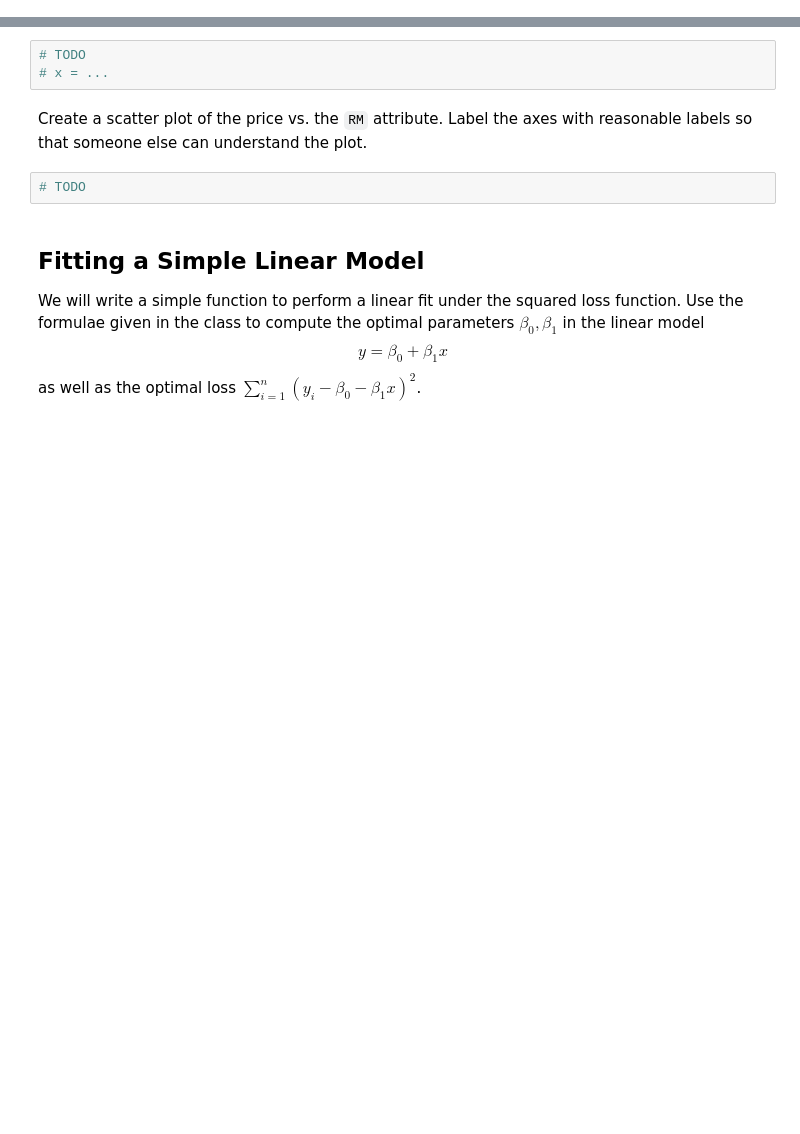
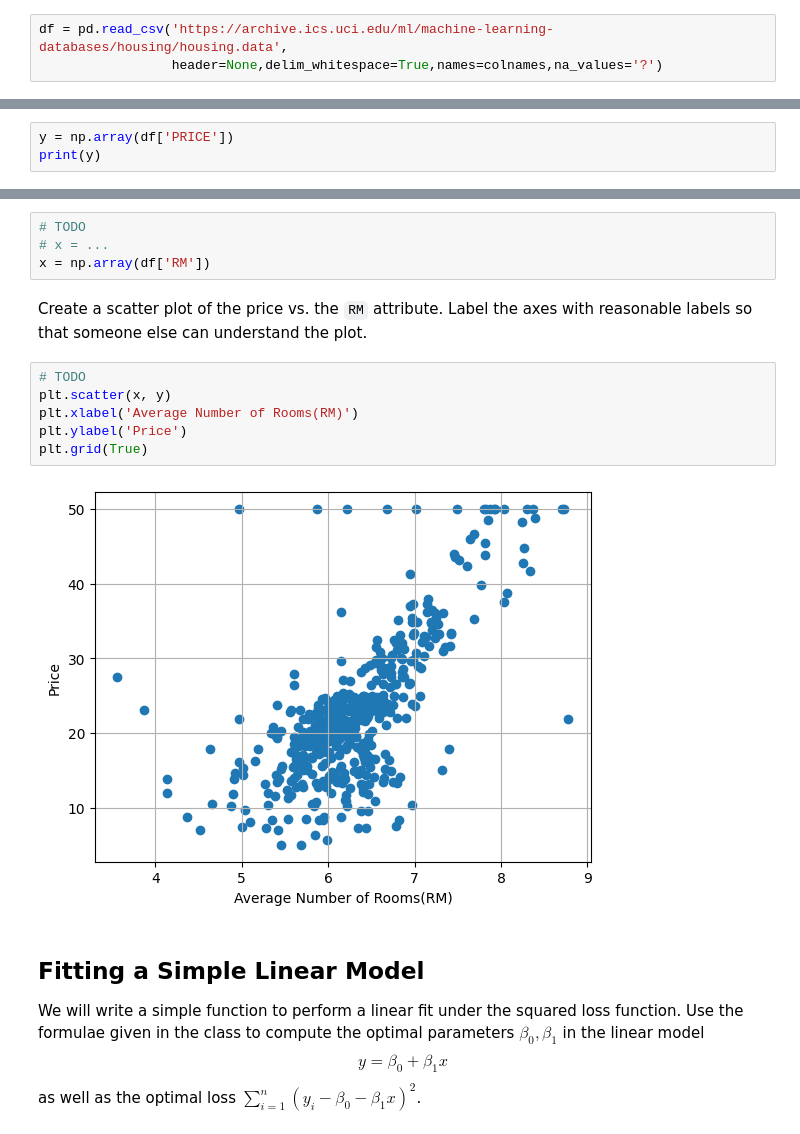
Before and after one commit to revindsilva26/Machine-Learning-CS-GY-6923, a Jupyter notebook: MLFall22_Lab_1.ipynb, the cells around one changed output, grey strips where cells are left out. Drawn from its saved outputs; the diff is of its cells as text; blank space fills up the shorter version.

```diff
--- a/MLFall22_Lab_1.ipynb
+++ b/MLFall22_Lab_1.ipynb
@@ -37,0 +47,3 @@ Display the first six rows of the data frame
+# %%
+df = pd.read_csv('https://archive.ics.uci.edu/ml/machine-learning-databases/housing/housing.data',
+                 header=None,delim_whitespace=True,names=colnames,na_values='?')
@@ -51,0 +95,3 @@ Create a response vector `y` with the values in the column `PRICE`.  The vector
+# %%
+y = np.array(df['PRICE'])
+print(y)
@@ -70,10 +142,17 @@ Similar to the `y` vector, create a predictor vector `x` containing the values i
 # %%
 # TODO
 # x = ...
+x = np.array(df['RM'])
 # %% [markdown]
 Create a scatter plot of the price vs. the `RM` attribute.  Label the axes with reasonable labels so that someone else can understand the plot.
-# %%
-# TODO
+# %%
+# TODO
+plt.scatter(x, y)
+plt.xlabel('Average Number of Rooms(RM)')
+plt.ylabel('Price')
+plt.grid(True)
+# %% [output]
+[figure, added]
 # %% [markdown]
 ## Fitting a Simple Linear Model
 
```
Also changed, not shown: parts of 27 cells of this notebook.
